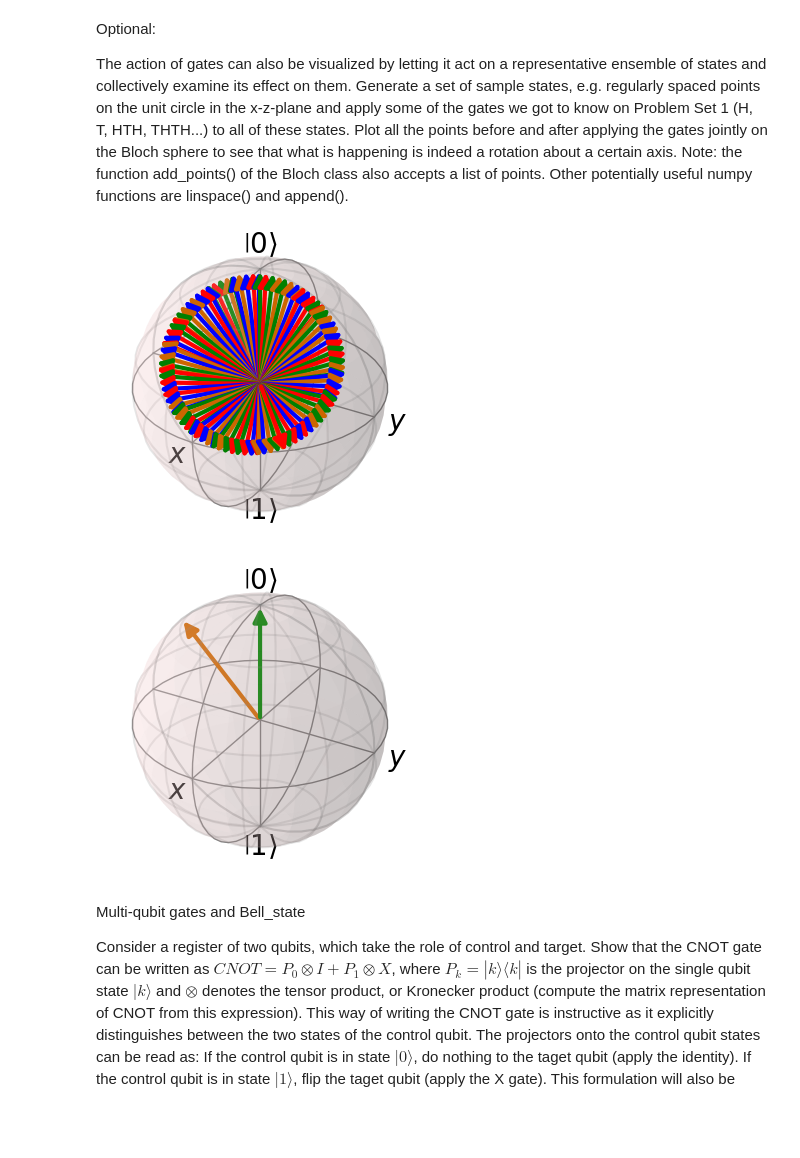
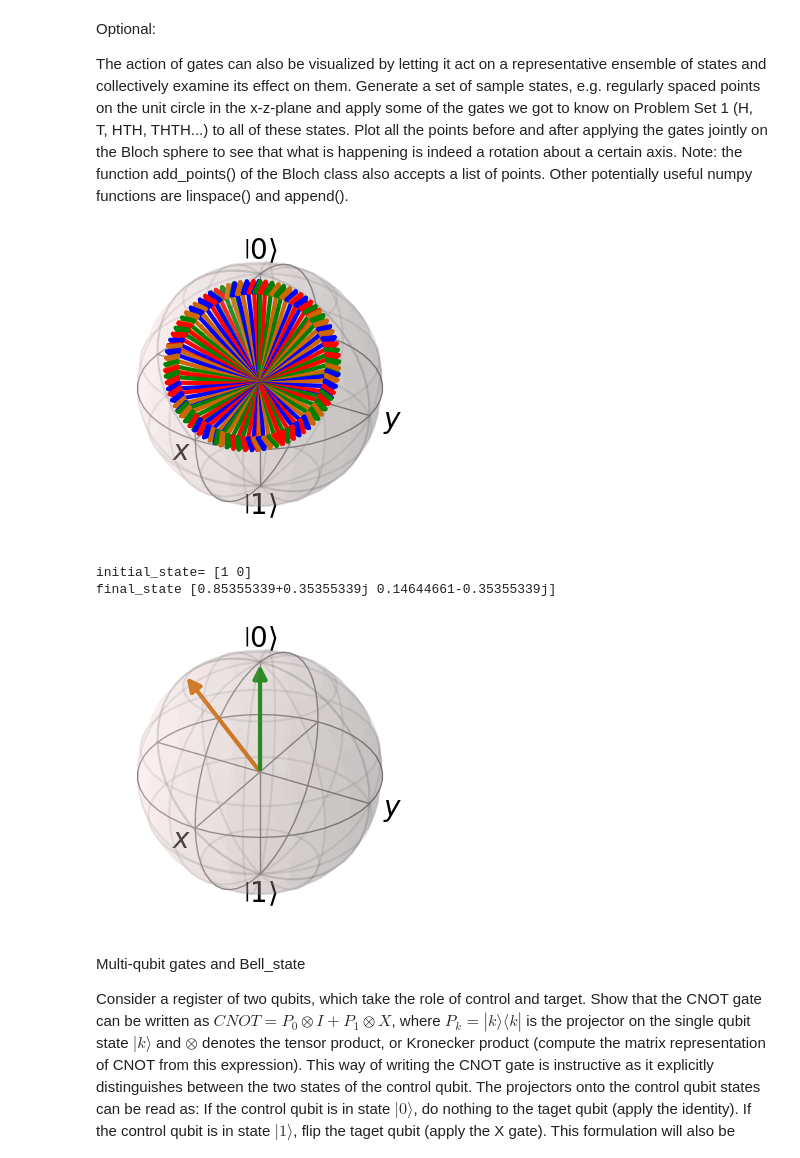
Before and after one commit to Abiyzelalem27/Quantum-Gate-Manual, a Jupyter notebook: Bell_State.ipynb, the cells around one changed output. Saved outputs shown, nothing was run; the diff lists cells and outputs as text; code cells hidden in the pictures; blank space fills up the shorter version.

```diff
--- a/Bell_State.ipynb
+++ b/Bell_State.ipynb
@@ -257,32 +278,40 @@ Optional:
 
 The action of gates can also be visualized by letting it act on a representative ensemble of states and collectively examine its effect on them. Generate a set of sample states, e.g. regularly spaced points on the unit circle in the x-z-plane and apply some of the gates we got to know on Problem Set 1 (H, T, HTH, THTH...) to all of these states. Plot all the points before and after applying the gates jointly on the Bloch sphere to see that what is happening is indeed a rotation about a certain axis. Note: the function add_points() of the Bloch class also accepts a list of points. Other potentially useful numpy functions are linspace() and append().
 # %%
-U = T @ H @ T @ H
+U = qg.operators.T @ qg.operators.H @ qg.operators.T @ qg.operators.H
 initial_state = np.array([1,0])
 final_states = [qt.Qobj(initial_state)]
 
 for _ in range(100):
     initial_state = U @ initial_state
     final_states.append(qt.Qobj(initial_state))
 
+#Bloch sphere representations of state
 b = qt.Bloch(figsize=(3,3))
 b.add_states(final_states)
 b.show()
 # %% [output]
-[figure, old version]
+[figure, new version]
 # %%
-U = H @ T @ H
+U = qg.operators.H @ qg.operators.T @ qg.operators.H
 initial_state = np.array([1,0])
 final_state = U @ initial_state
 
+print("initial_state=", initial_state)
+print("final_state", final_state)
+
+#convert the state from numpy to qutip
 B_initial_state = qt.Qobj(initial_state)
-B_final_state   = qt.Qobj(final_state)
+B_final_state = qt.Qobj(final_state)
 
-b = qt.Bloch(figsize=(3,3))
+#Bloch sphere representations of state
+b = qt.Bloch(figsize=(3, 3))
 b.add_states([B_initial_state, B_final_state])
 b.show()
 # %% [output]
+initial_state= [1 0]
+final_state [0.85355339+0.35355339j 0.14644661-0.35355339j]
-[figure, old version]
+[figure, new version]
 # %% [markdown]
 Multi-qubit gates and Bell_state
 
```
Also changed, not shown: parts of 26 cells of this notebook, 9 other files.
